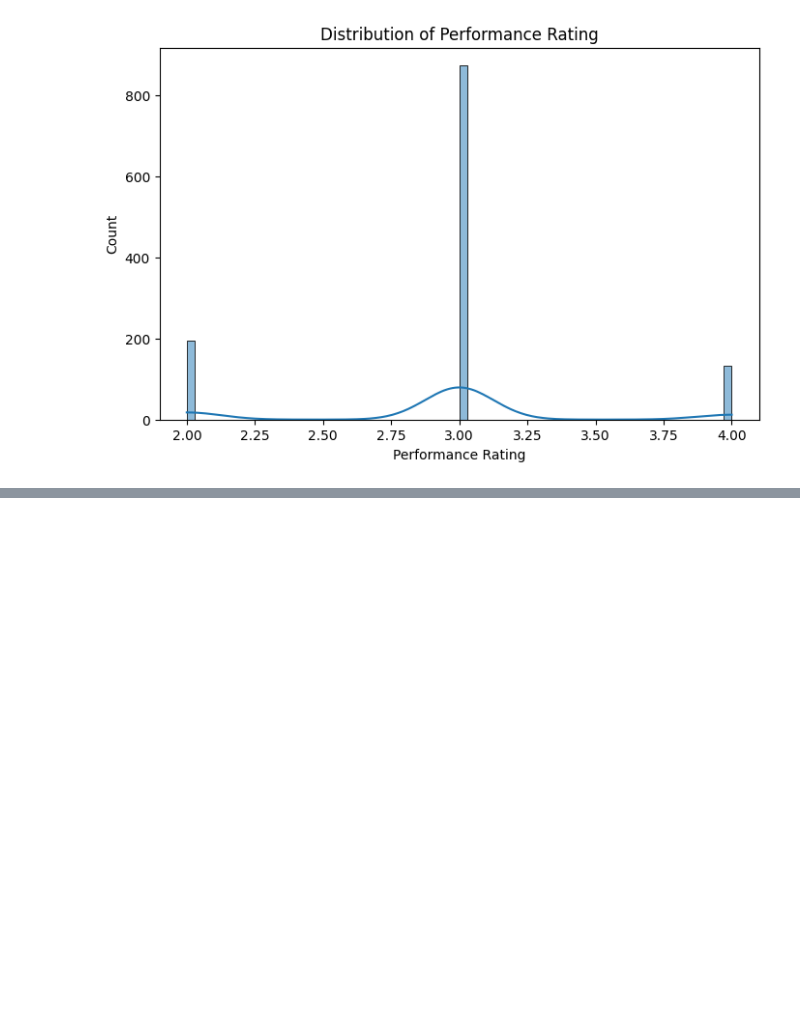
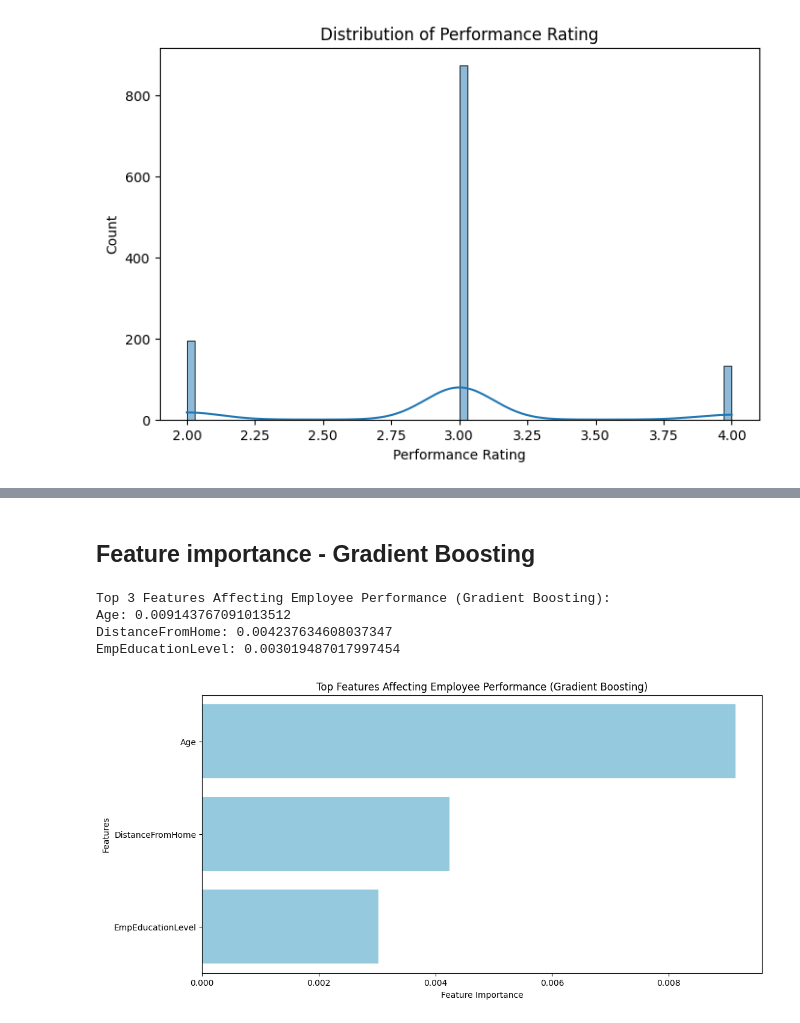
Before and after one commit to CodeWithMilind/Data-Science---Github, a Jupyter notebook: IABAC Exam/Employee Performance Analysis – INX Future Inc/src/visualization/visuals.ipynb, the cells around one changed output, grey strips where cells are left out. Cells and saved outputs as stored; diff of their text form; code cells hidden in the pictures; blank space fills up the shorter version.

```diff
--- a/IABAC Exam/Employee Performance Analysis – INX Future Inc/src/visualization/visuals.ipynb
+++ b/IABAC Exam/Employee Performance Analysis – INX Future Inc/src/visualization/visuals.ipynb
@@ -52,0 +126,2 @@ plt.show()
+# %%
+data.drop(['Unnamed: 0', 'EmpNumber'],axis=1,inplace=True)
@@ -52,0 +229,25 @@ plt.show()
+# %% [markdown]
+## Feature importance - Gradient Boosting
+# %%
+# Feature importance analysis
+feature_importances_gb = gr_model.feature_importances_
+
+# Display the top 3 features and their importance scores
+top_features_gb = 3
+print("Top", top_features_gb, "Features Affecting Employee Performance (Gradient Boosting):")
+for i in range(top_features_gb):
+    print(f"{feature_names[i]}: {feature_importances_gb[i]}")
+
+# Plot the top features for Gradient Boosting
+plt.figure(figsize=(12, 6))
+sns.barplot(x=feature_importances_gb[:top_features_gb], y=feature_names[:top_features_gb], color='skyblue')
+plt.title('Top Features Affecting Employee Performance (Gradient Boosting)')
+plt.xlabel('Feature Importance')
+plt.ylabel('Features')
+plt.show()
+# %% [output]
+Top 3 Features Affecting Employee Performance (Gradient Boosting):
+Age: 0.009143767091013512
+DistanceFromHome: 0.004237634608037347
+EmpEducationLevel: 0.003019487017997454
+[figure, added]
```
Also changed, not shown: parts of 36 cells of this notebook, 3 other files.
